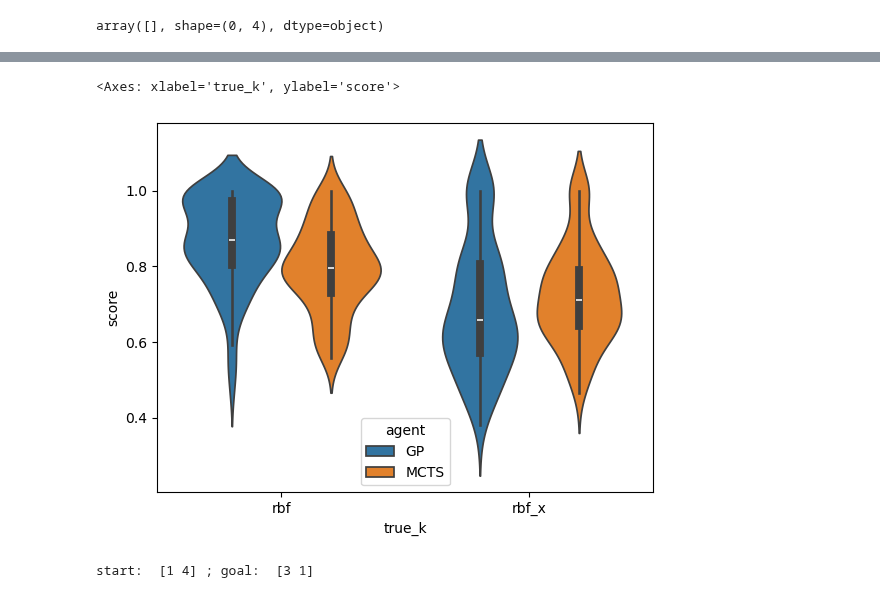
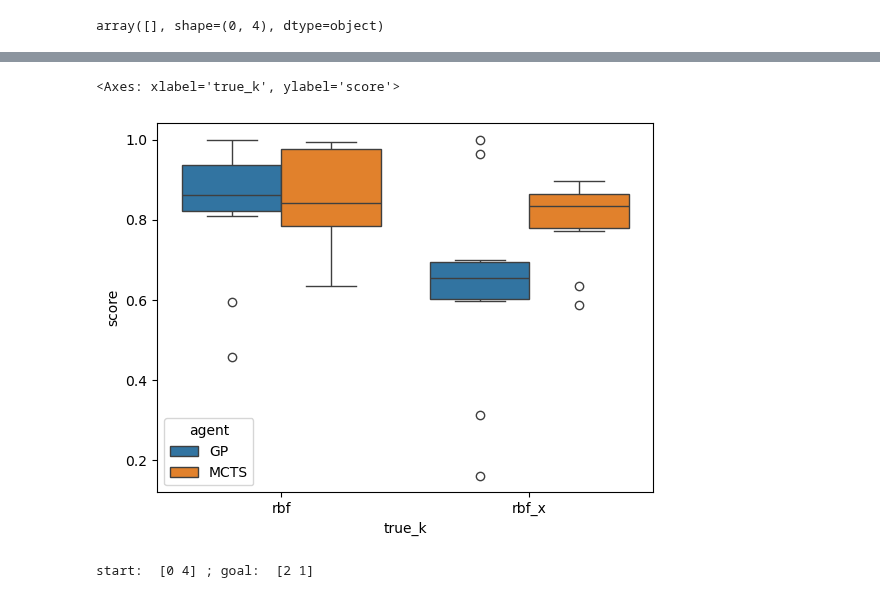
Before and after one commit to tgham/context_exploration, a Jupyter notebook: GP_worlds.ipynb, the cells around one changed output, grey strips where cells are left out. Saved outputs shown, nothing was run; the diff lists cells and outputs as text; code cells hidden in the pictures.

```diff
--- a/GP_worlds.ipynb
+++ b/GP_worlds.ipynb
@@ -1117,28 +1139,33 @@ sns.lineplot(data = df_sim, x = 'episode', y = 'RPE', hue = 'true_k', style = 'a
 # %%
-# sns.swarmplot(data = df_sim, x = 'true_k', y = 'score', hue = 'agent')
-sns.violinplot(data = df_sim, x = 'true_k', y = 'score', hue = 'agent', dodge=True)
+## box and whisker
+sns.boxplot(data = df_sim, x = 'true_k', y = 'score', hue = 'agent')
+
+# sns.violinplot(data = df_sim, x = 'true_k', y = 'score', hue = 'agent', dodge=True)
 # %% [output]
 <Axes: xlabel='true_k', ylabel='score'>
-[figure, old version]
+[figure, new version]
 # %%
 N=5
-env = make_env(N, params, metric, true_k, inf_k, render_mode='plot', r_noise=r_noise)
+true_k = 'rbf_x'
+inf_k = 'known'
+r_noise = 0
+env = make_env(N, None, 'cityblock', true_k, inf_k, render_mode='plot', r_noise=r_noise)
 env.reset()
 info = env.get_obs()
 goal = info['target']
 print('start: ', info['agent'], '; goal: ', info['target'])
 env_copy = copy.deepcopy(env)
 env_copy.set_sim(True)
-tree = Tree()
+tree = Tree(N)
 MCTS = MonteCarloTreeSearch(env=env_copy, tree=tree)
 assert MCTS.env.sim == True
 assert env_copy.sim==True
-n_trees = 10000
+n_trees = 1000
 action = MCTS.search(tree, n_trees)
 print()
 # MCTS.tree.show()
 # %% [output]
-start:  [1 4] ; goal:  [3 1]
+start:  [0 4] ; goal:  [2 1]
 # %%
 from collections import deque
 
```
Also changed, not shown: parts of 13 cells of this notebook.
